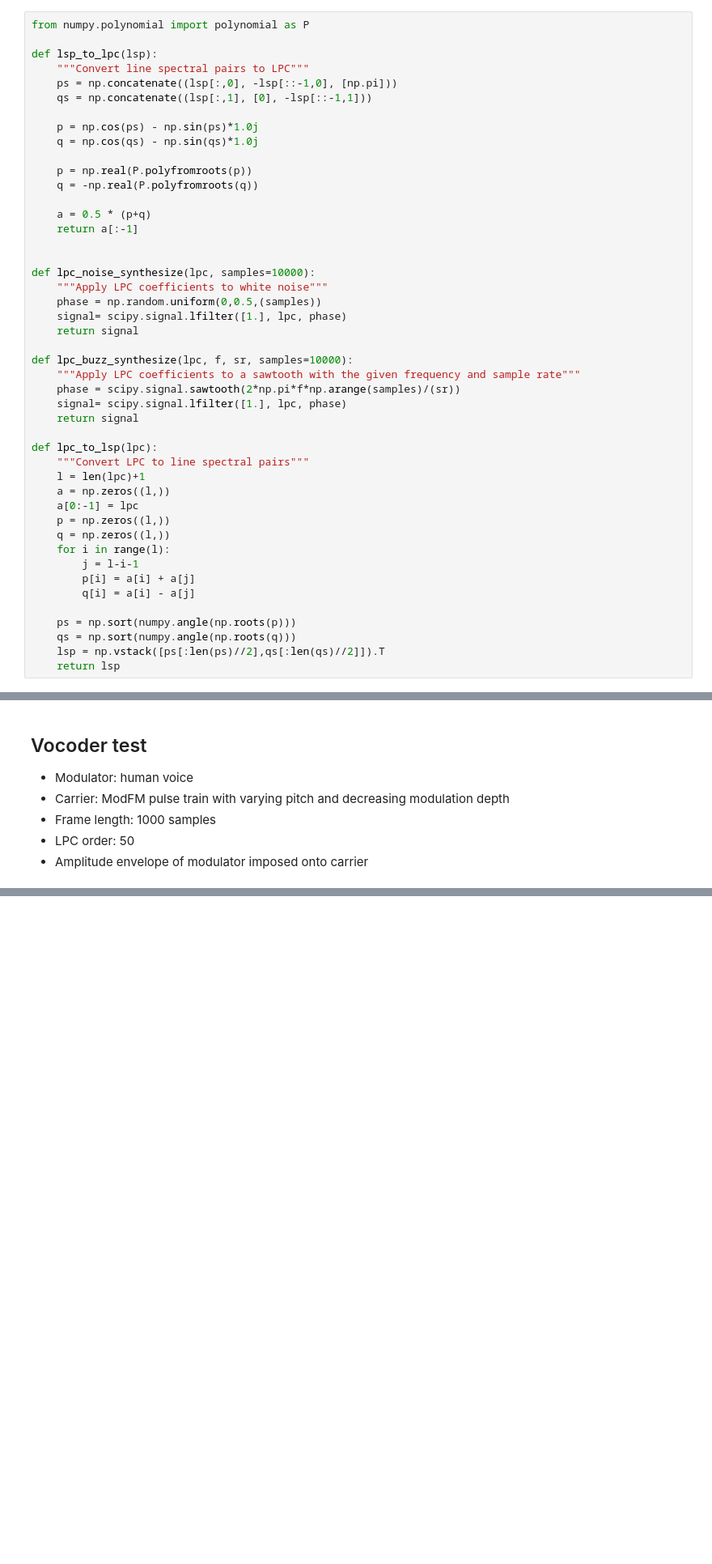
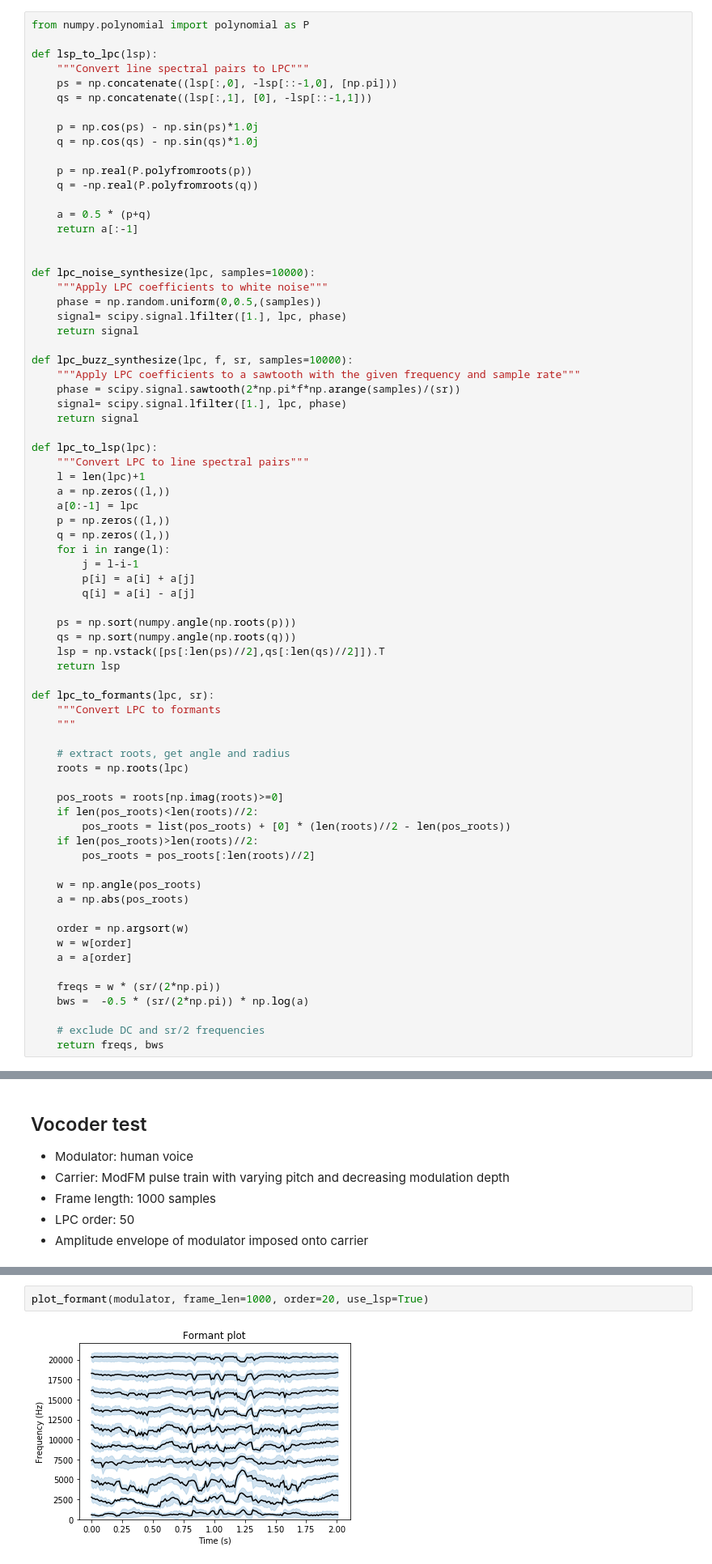
Before and after one commit to johnhw/lpc_vocoder, a Jupyter notebook: LPC.ipynb, the cells around one changed output, grey strips where cells are left out. Shown: that part at 81% size. Cells and saved outputs as stored; diff of their text form; blank space fills up the shorter version.

Commit message:
Added LPC->formant frequencies, and demo plot to show formant tracking

```diff
--- a/LPC.ipynb
+++ b/LPC.ipynb
@@ -155,6 +155,32 @@ def lpc_to_lsp(lpc):
     qs = np.sort(numpy.angle(np.roots(q)))
     lsp = np.vstack([ps[:len(ps)//2],qs[:len(qs)//2]]).T
     return lsp
+
+def lpc_to_formants(lpc, sr):
+    """Convert LPC to formants
+    """
+
+    # extract roots, get angle and radius
+    roots = np.roots(lpc)
+
+    pos_roots = roots[np.imag(roots)>=0]
+    if len(pos_roots)<len(roots)//2:
+        pos_roots = list(pos_roots) + [0] * (len(roots)//2 - len(pos_roots))
+    if len(pos_roots)>len(roots)//2:
+        pos_roots = pos_roots[:len(roots)//2]
+
+    w = np.angle(pos_roots)
+    a = np.abs(pos_roots)
+
+    order = np.argsort(w)
+    w = w[order]
+    a = a[order]
+
+    freqs = w * (sr/(2*np.pi))
+    bws =  -0.5 * (sr/(2*np.pi)) * np.log(a)
+
+    # exclude DC and sr/2 frequencies
+    return freqs, bws
 # %%
 def load_wave(fname):
     """Load a 16 bit wave file and return normalised in 0,1 range"""
@@ -331,0 +431,4 @@ play_sound(vocoded)
+# %%
+plot_formant(modulator, frame_len=1000, order=20, use_lsp=True)
+# %% [output]
+[figure, added]
```
Also changed, not shown: parts of 9 cells of this notebook.
